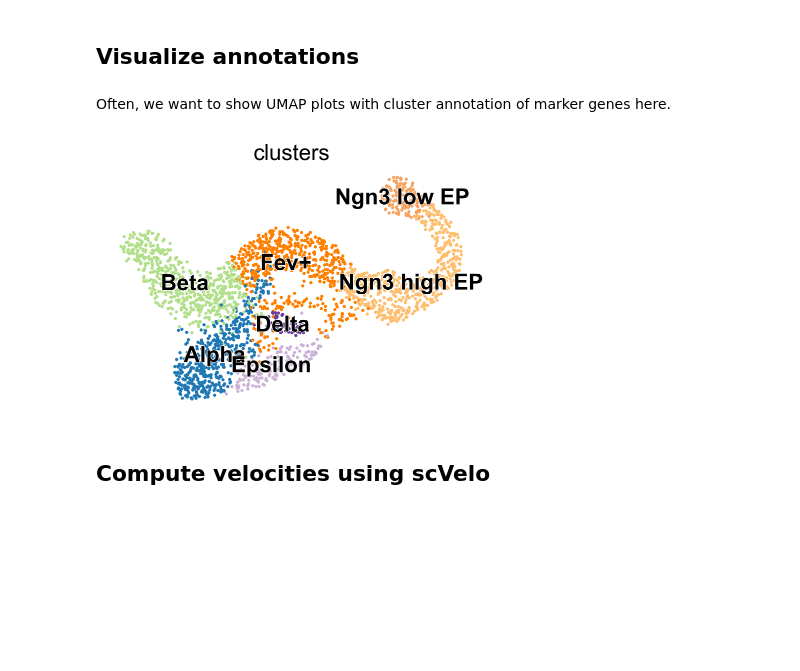
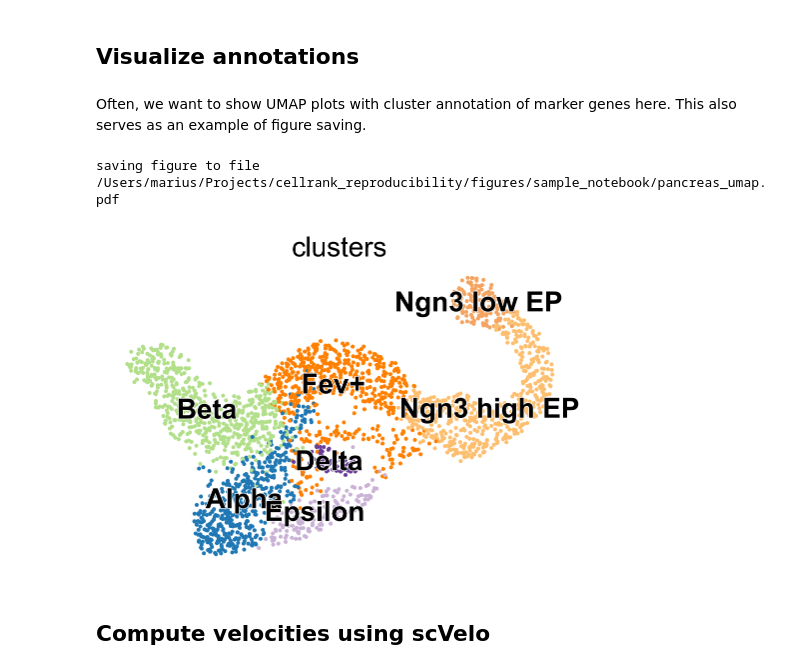
Before and after one commit to theislab/cellrank_reproducibility_preprint, a Jupyter notebook: notebooks/sample_notebook/ML-2020-10-13_skelleton_notebook.ipynb, the cells around one changed output. Drawn from its saved outputs; the diff is of its cells as text; code cells hidden in the pictures; blank space fills up the shorter version.

Commit message:
Extend the skelleton notebook, add to the gitignore

```diff
--- a/notebooks/sample_notebook/ML-2020-10-13_skelleton_notebook.ipynb
+++ b/notebooks/sample_notebook/ML-2020-10-13_skelleton_notebook.ipynb
@@ -76,6 +76,7 @@ Cache(root=/Users/marius/Projects/cellrank_reproducibility/cache/sample_notebook
 Set some plotting parameters.
 # %%
 scv.settings.set_figure_params('scvelo', dpi_save=400, dpi=80, transparent=True, fontsize=20, color_map='viridis')
+scv.settings.plot_prefix = ""
 # %% [markdown]
 Do we want to write figures?
 # %%
@@ -158,11 +159,14 @@ computing moments based on connectivities
 # %% [markdown]
 ## Visualize annotations
 # %% [markdown]
-Often, we want to show UMAP plots with cluster annotation of marker genes here.
+Often, we want to show UMAP plots with cluster annotation of marker genes here. This also serves as an example of figure saving.
-# %%
-scv.pl.scatter(adata)
-# %% [output]
-[figure, removed]
+# %%
+fig_kwargs = {'color': 'clusters', 'dpi': 100}
+if save_figure: fig_kwargs['save'] = "sample_notebook/pancreas_umap.pdf"
+scv.pl.scatter(adata, **fig_kwargs)
+# %% [output]
+saving figure to file /Users/marius/Projects/cellrank_reproducibility/figures/sample_notebook/pancreas_umap.pdf
+[figure, added]
 # %% [markdown]
 ## Compute velocities using scVelo
 # %%
```
Also changed, not shown: parts of 8 cells of this notebook, 1 other file.
